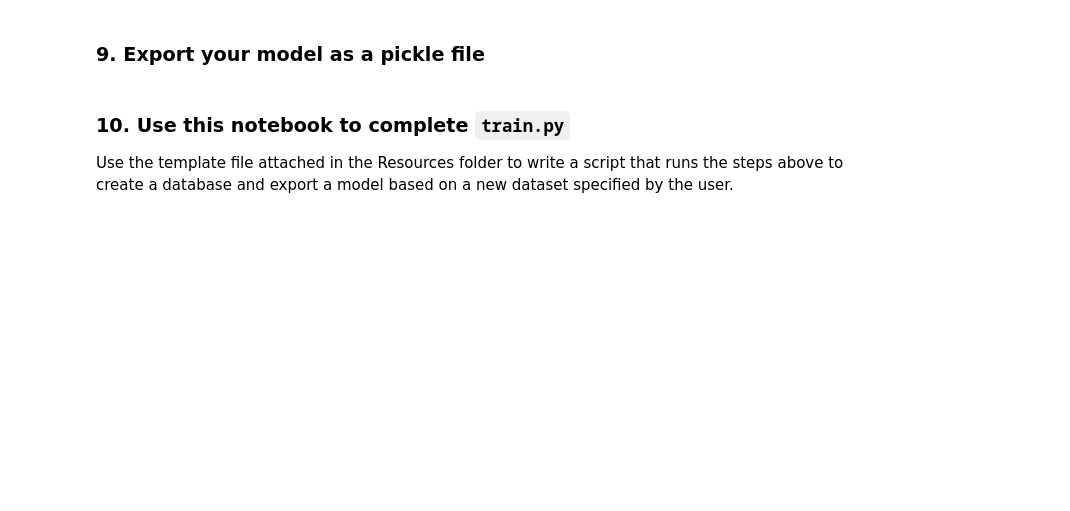
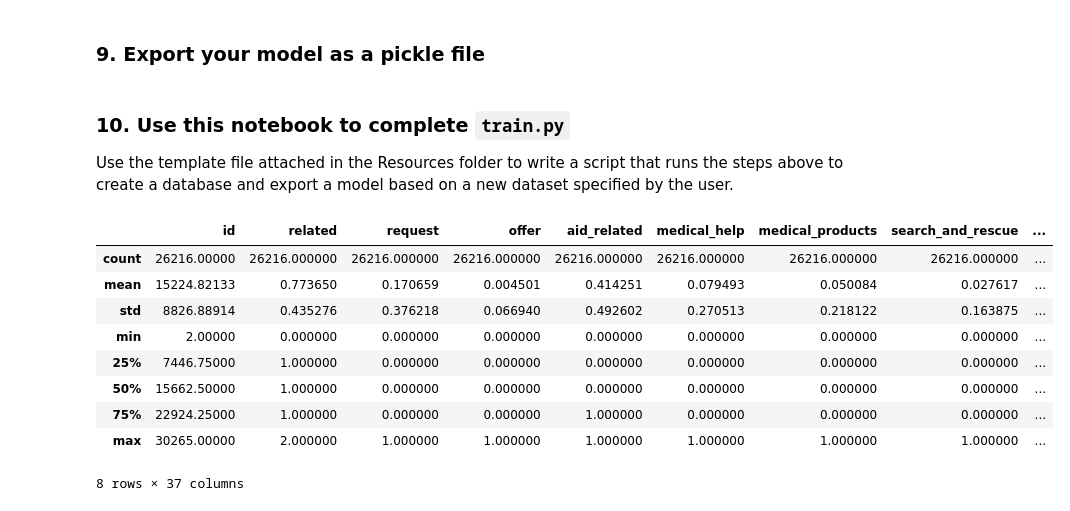
Before and after one commit to mohammedlafi/Disaster-Response-Pipeline, a Jupyter notebook: ML Pipeline Preparation.ipynb, the cells around one changed output. Drawn from its saved outputs; the diff is of its cells as text; code cells hidden in the pictures; blank space fills up the shorter version.

```diff
--- a/ML Pipeline Preparation.ipynb
+++ b/ML Pipeline Preparation.ipynb
@@ -312,3 +281,18 @@ with open(pkl_filename, 'wb') as file:
 # %% [markdown]
 ### 10. Use this notebook to complete `train.py`
 Use the template file attached in the Resources folder to write a script that runs the steps above to create a database and export a model based on a new dataset specified by the user.
+# %%
+statistics = df.describe()
+# %%
+statistics
+# %% [output]
+|  | id | related | request | offer | aid_related | medical_help | medical_products | search_and_rescue | ... |
+| count | 26216.00000 | 26216.000000 | 26216.000000 | 26216.000000 | 26216.000000 | 26216.000000 | 26216.000000 | 26216.000000 | ... |
+| mean | 15224.82133 | 0.773650 | 0.170659 | 0.004501 | 0.414251 | 0.079493 | 0.050084 | 0.027617 | ... |
+| std | 8826.88914 | 0.435276 | 0.376218 | 0.066940 | 0.492602 | 0.270513 | 0.218122 | 0.163875 | ... |
+| min | 2.00000 | 0.000000 | 0.000000 | 0.000000 | 0.000000 | 0.000000 | 0.000000 | 0.000000 | ... |
+| 25% | 7446.75000 | 1.000000 | 0.000000 | 0.000000 | 0.000000 | 0.000000 | 0.000000 | 0.000000 | ... |
+| 50% | 15662.50000 | 1.000000 | 0.000000 | 0.000000 | 0.000000 | 0.000000 | 0.000000 | 0.000000 | ... |
+| 75% | 22924.25000 | 1.000000 | 0.000000 | 0.000000 | 1.000000 | 0.000000 | 0.000000 | 0.000000 | ... |
+| max | 30265.00000 | 2.000000 | 1.000000 | 1.000000 | 1.000000 | 1.000000 | 1.000000 | 1.000000 | ... |
+8 rows × 37 columns
```
Also changed, not shown: parts of 19 cells of this notebook, 1 other file.
